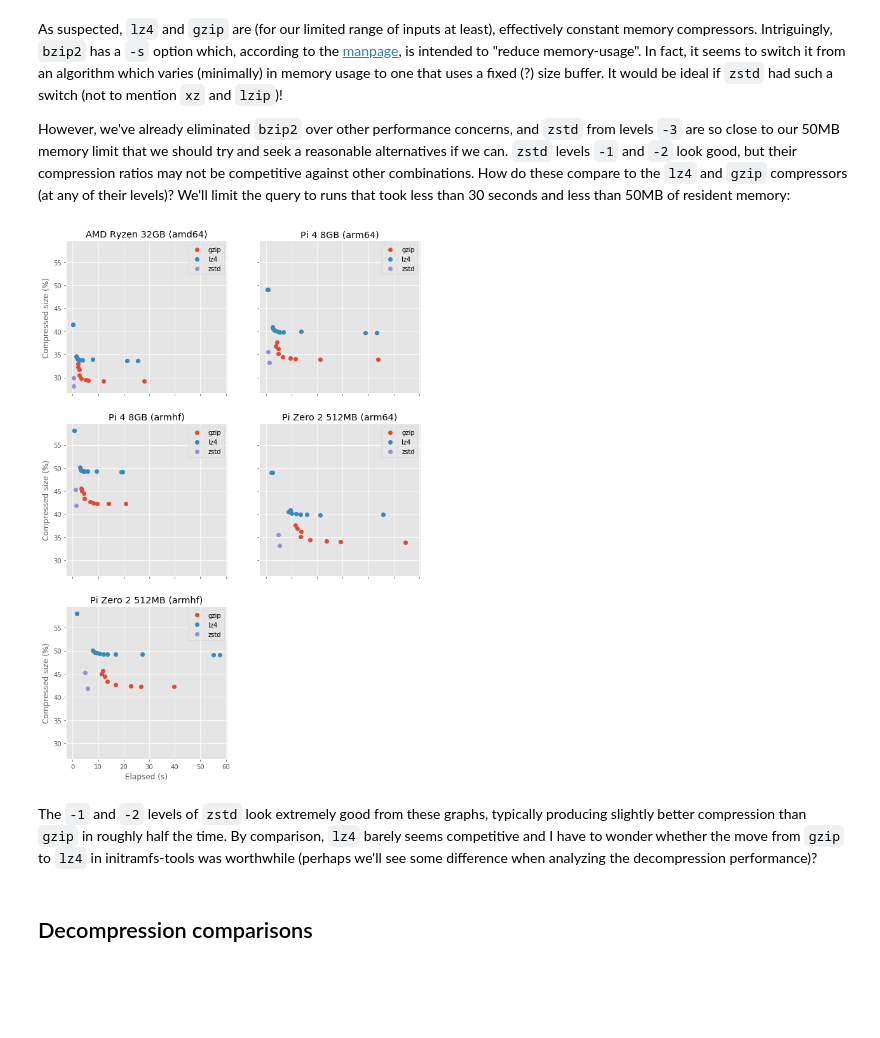
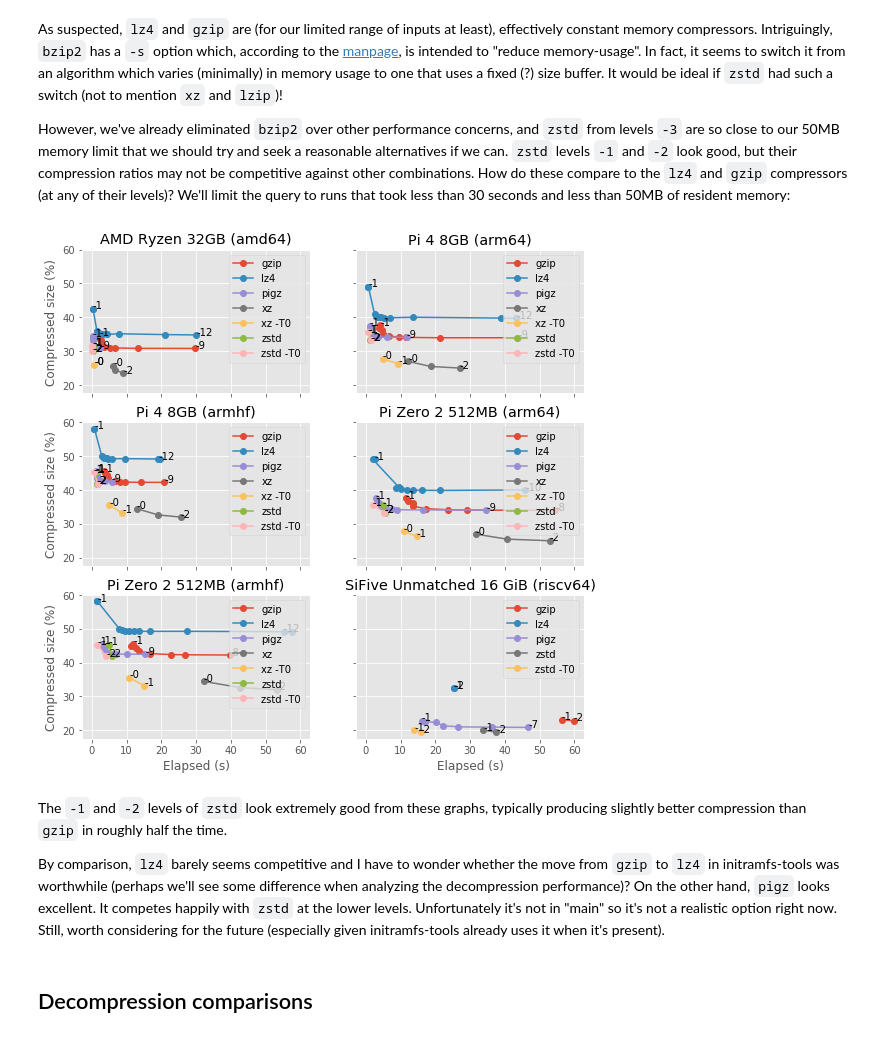
Before and after one commit to waveform80/compression, a Jupyter notebook: analysis.ipynb, the cells around one changed output. Saved outputs shown, nothing was run; the diff lists cells and outputs as text; code cells hidden in the pictures; blank space fills up the shorter version.

```diff
--- a/analysis.ipynb
+++ b/analysis.ipynb
@@ -421,3 +770,0 @@ usage of `gzip`:
-# %%
-compressor_options = list(
-    conn.execute("SELECT compressor, options FROM options"))
@@ -631,33 +918,39 @@ and less than 50MB of resident memory:
 # %%
 render_multi_xy(conn.execute("""
 SELECT
-    machine || ' (' || arch || ')' AS title,
-    compressor AS series,
+    machine_arch,
+    compressor_options,
+    level,
     comp_duration AS "Elapsed (s)",
-    100.0 * output_size / input_size AS "Compressed size (%)"
-FROM results
+    comp_ratio AS "Compressed size (%)"
+FROM analysis
 WHERE succeeded = 1
 AND comp_duration < 60
 AND comp_max_mem < (100 * 1048576)
 AND (
-    compressor IN ('gzip', 'lz4')
+    compressor IN ('gzip', 'pigz', 'lz4')
     OR (
-        compressor = 'zstd'
-        AND options = ''
-        AND level IN ('-1', '-2')
+        compressor IN ('zstd', 'xz')
+        AND options IN ('', '-T0')
+        AND level IN ('-0', '-1', '-2')
     )
 )
-ORDER BY title, series
+ORDER BY machine_arch, compressor_options, level_order
 """))
 # %% [output]
-[figure, old version]
+[figure, new version]
 # %% [markdown]
 The `-1` and `-2` levels of `zstd` look extremely good from these graphs,
 typically producing slightly better compression than `gzip` in roughly half the
 time.
+
 By comparison, `lz4` barely seems competitive and I have to wonder whether the
 move from `gzip` to `lz4` in initramfs-tools was worthwhile (perhaps we'll
-see some difference when analyzing the decompression performance)?
+see some difference when analyzing the decompression performance)? On the other
+hand, `pigz` looks excellent. It competes happily with `zstd` at the lower
+levels. Unfortunately it's not in "main" so it's not a realistic option right
+now. Still, worth considering for the future (especially given initramfs-tools
+already uses it when it's present).
 # %% [markdown]
 ## Decompression comparisons
 # %% [markdown]
```
Also changed, not shown: parts of 35 cells of this notebook, 1 other file.
